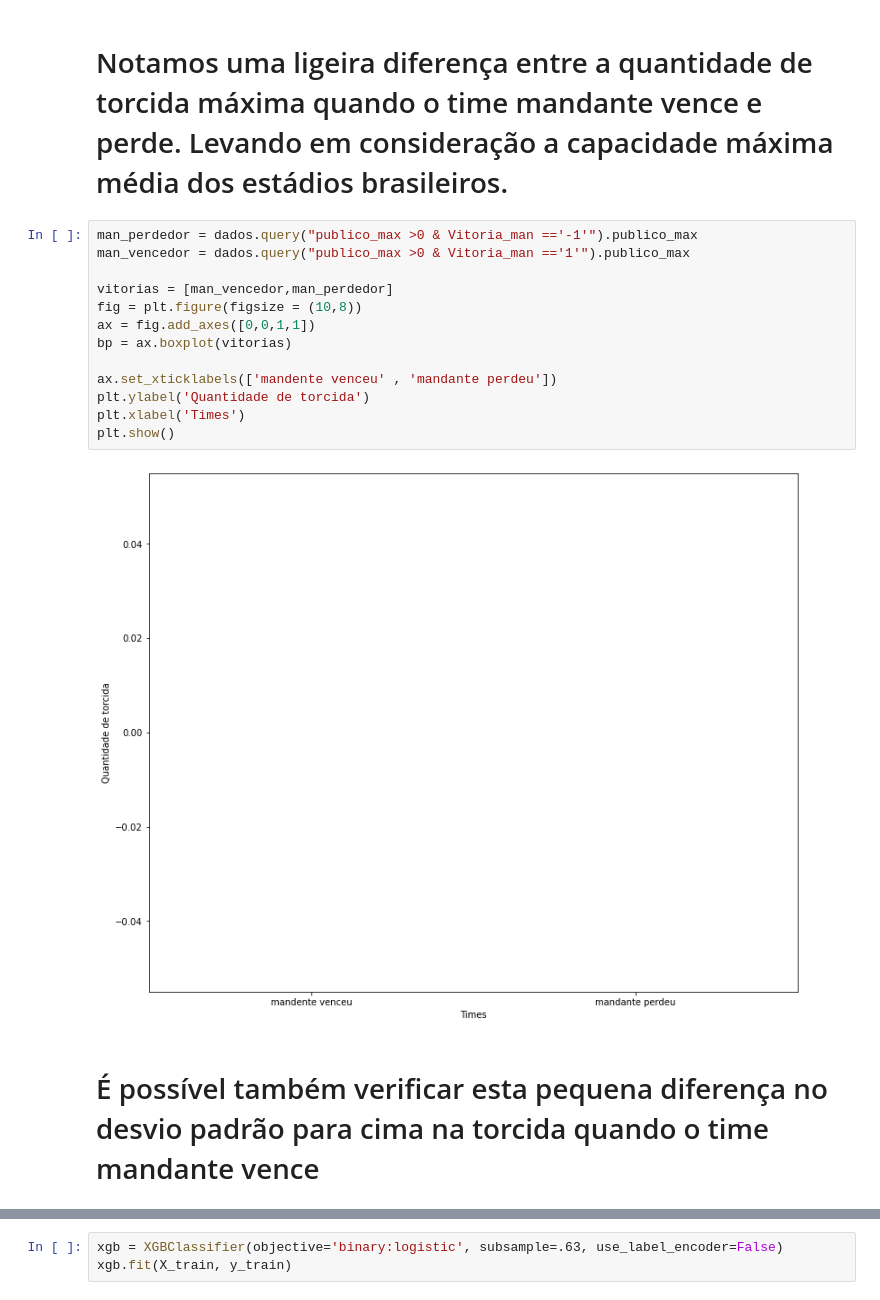
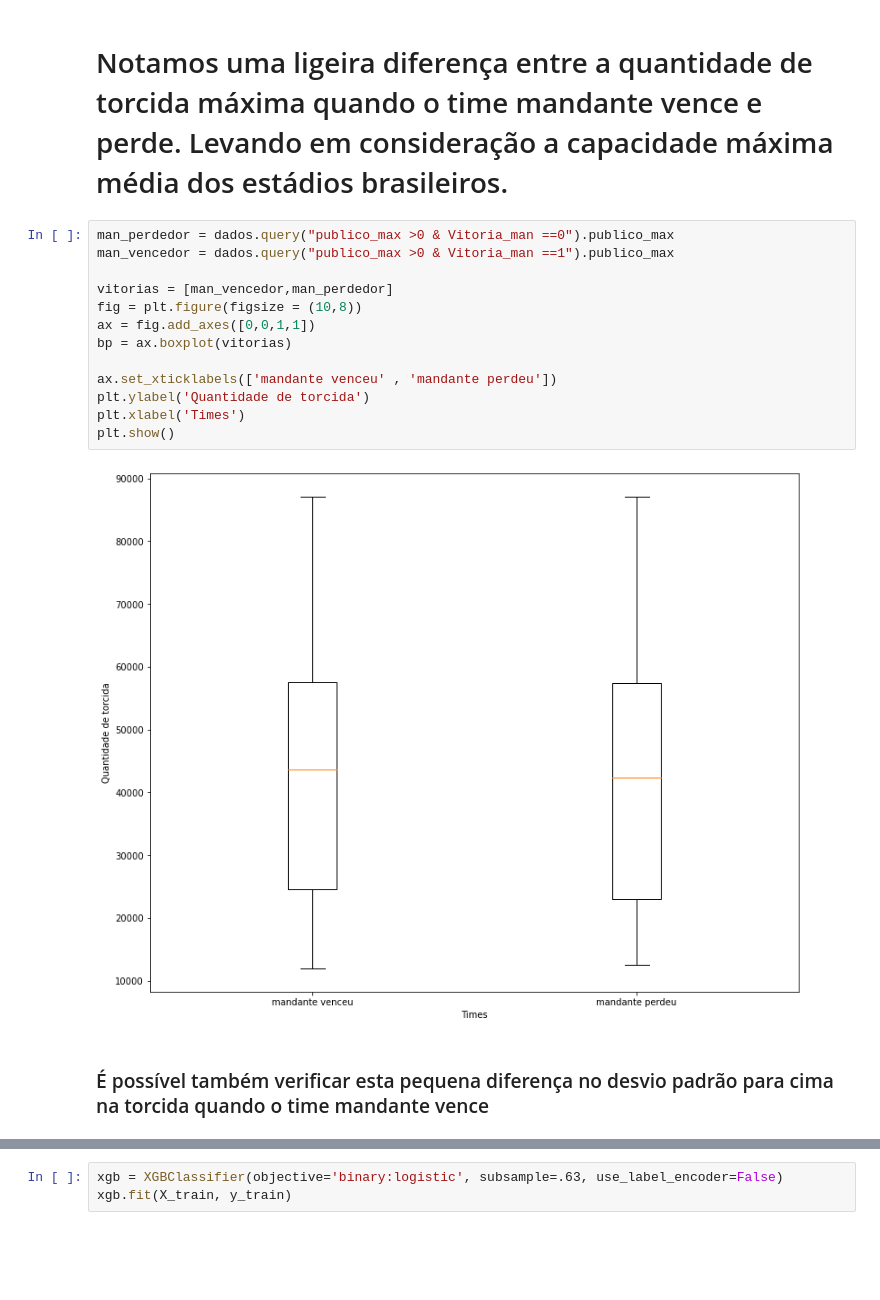
Before and after one commit to MarcosTamas12/Projeto-Integrador-III, a Jupyter notebook: PI.ipynb, the cells around one changed output, grey strips where cells are left out. Drawn from its saved outputs; the diff is of its cells as text; blank space fills up the shorter version.

```diff
--- a/PI.ipynb
+++ b/PI.ipynb
@@ -239,19 +239,19 @@ fig.show()
 # %% [markdown]
 # Notamos uma ligeira diferença entre a quantidade de torcida máxima quando o time mandante vence e perde. Levando em consideração a capacidade máxima média dos estádios brasileiros.
 # %%
-man_perdedor = dados.query("publico_max >0 & Vitoria_man =='-1'").publico_max
-man_vencedor = dados.query("publico_max >0 & Vitoria_man =='1'").publico_max
+man_perdedor = dados.query("publico_max >0 & Vitoria_man ==0").publico_max
+man_vencedor = dados.query("publico_max >0 & Vitoria_man ==1").publico_max
 
 vitorias = [man_vencedor,man_perdedor]
 fig = plt.figure(figsize = (10,8))
 ax = fig.add_axes([0,0,1,1])
 bp = ax.boxplot(vitorias)
 
-ax.set_xticklabels(['mandente venceu' , 'mandante perdeu'])
+ax.set_xticklabels(['mandante venceu' , 'mandante perdeu'])
 plt.ylabel('Quantidade de torcida')
 plt.xlabel('Times')
 plt.show()
 # %% [output]
-[figure, old version]
+[figure, new version]
 # %% [markdown]
-# É possível também verificar esta pequena diferença no desvio padrão para cima na torcida quando o time mandante vence
+<h3>É possível também verificar esta pequena diferença no desvio padrão para cima na torcida quando o time mandante vence</h3>
```
Also changed, not shown: parts of 19 cells of this notebook.
